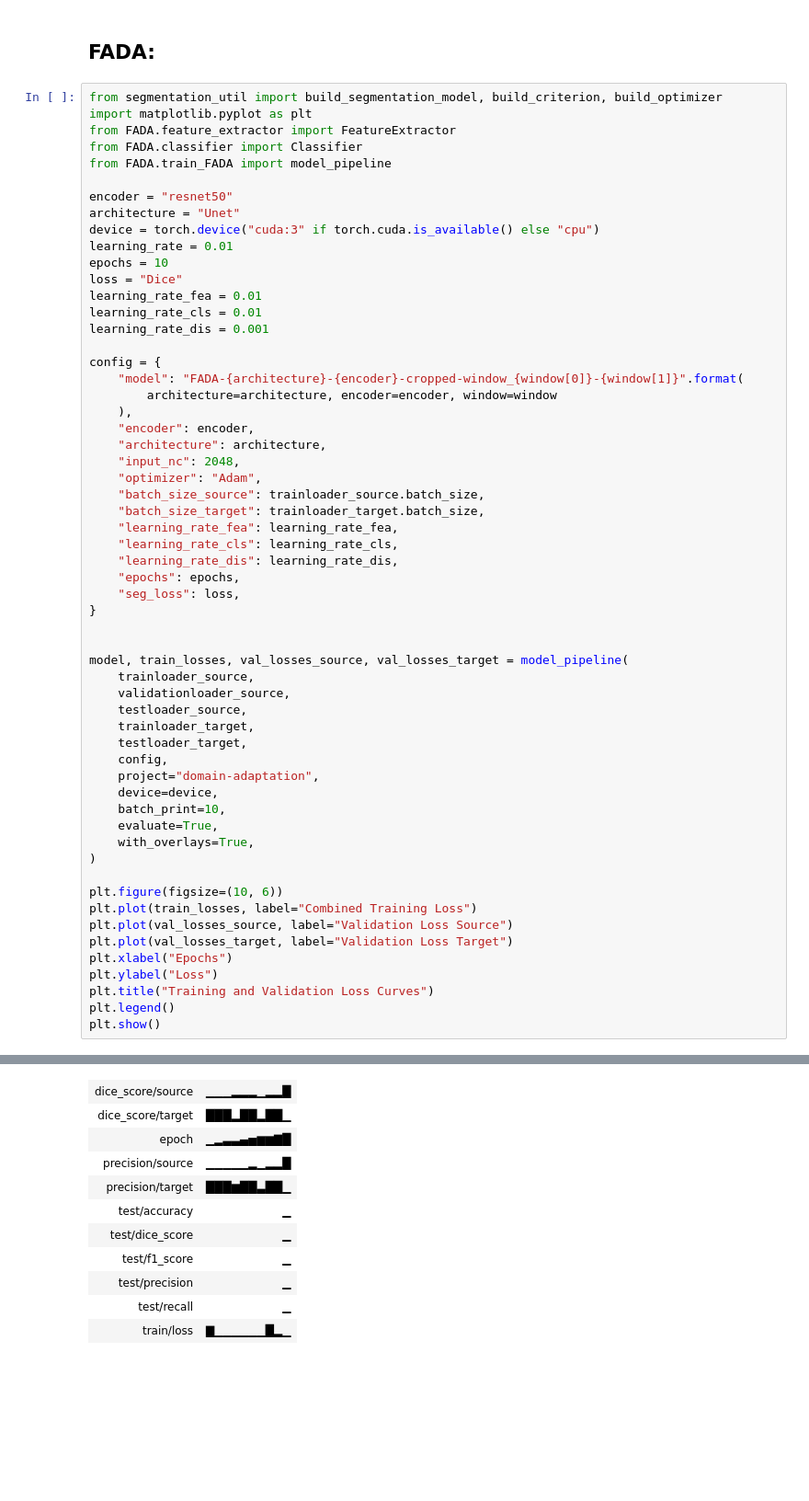
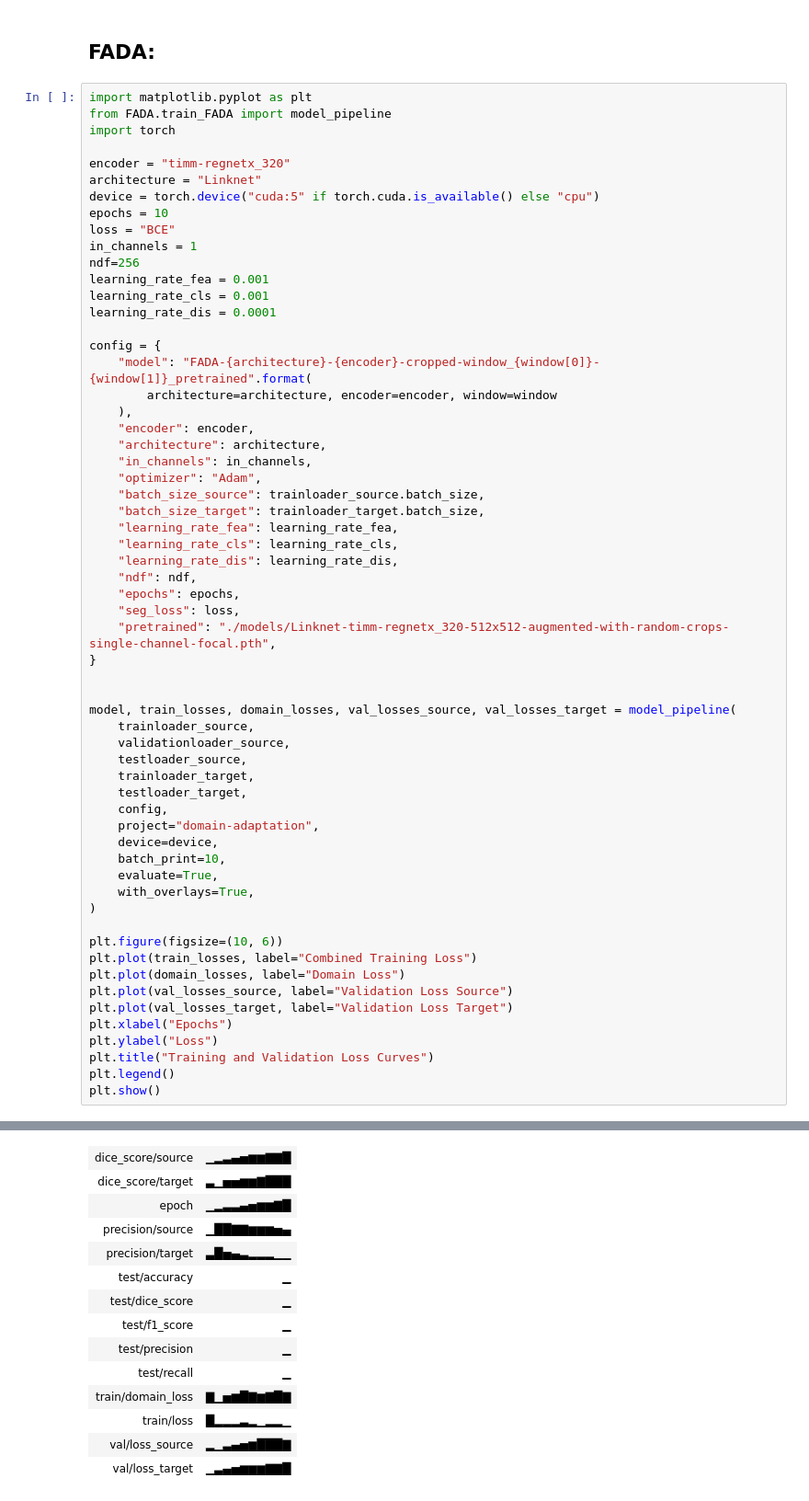
Before and after one commit to TimMachTUM/hsi-brain-segmentation, a Jupyter notebook: domain-adaptation.ipynb, the cells around one changed output, grey strips where cells are left out. Shown at 92% size. Saved outputs shown, nothing was run; the diff lists cells and outputs as text; blank space fills up the shorter version.

```diff
--- a/domain-adaptation.ipynb
+++ b/domain-adaptation.ipynb
@@ -208,41 +208,42 @@ Run summary:
 # %% [markdown]
 ## FADA:
 # %%
-from segmentation_util import build_segmentation_model, build_criterion, build_optimizer
 import matplotlib.pyplot as plt
-from FADA.feature_extractor import FeatureExtractor
-from FADA.classifier import Classifier
 from FADA.train_FADA import model_pipeline
+import torch
 
-encoder = "resnet50"
-architecture = "Unet"
-device = torch.device("cuda:3" if torch.cuda.is_available() else "cpu")
-learning_rate = 0.01
+encoder = "timm-regnetx_320"
+architecture = "Linknet"
+device = torch.device("cuda:5" if torch.cuda.is_available() else "cpu")
 epochs = 10
-loss = "Dice"
-learning_rate_fea = 0.01
-learning_rate_cls = 0.01
-learning_rate_dis = 0.001
+loss = "BCE"
+in_channels = 1
+ndf=256
+learning_rate_fea = 0.001
+learning_rate_cls = 0.001
+learning_rate_dis = 0.0001
 
 config = {
-    "model": "FADA-{architecture}-{encoder}-cropped-window_{window[0]}-{window[1]}".format(
+    "model": "FADA-{architecture}-{encoder}-cropped-window_{window[0]}-{window[1]}_pretrained".format(
         architecture=architecture, encoder=encoder, window=window
     ),
     "encoder": encoder,
     "architecture": architecture,
-    "input_nc": 2048,
+    "in_channels": in_channels,
     "optimizer": "Adam",
     "batch_size_source": trainloader_source.batch_size,
     "batch_size_target": trainloader_target.batch_size,
     "learning_rate_fea": learning_rate_fea,
     "learning_rate_cls": learning_rate_cls,
     "learning_rate_dis": learning_rate_dis,
+    "ndf": ndf,
     "epochs": epochs,
     "seg_loss": loss,
+    "pretrained": "./models/Linknet-timm-regnetx_320-512x512-augmented-with-random-crops-single-channel-focal.pth",
 }
 
 
-model, train_losses, val_losses_source, val_losses_target = model_pipeline(
+model, train_losses, domain_losses, val_losses_source, val_losses_target = model_pipeline(
     trainloader_source,
     validationloader_source,
     testloader_source,
@@ -258,6 +259,7 @@ model, train_losses, val_losses_source, val_losses_target = model_pipeline(
 
 plt.figure(figsize=(10, 6))
 plt.plot(train_losses, label="Combined Training Loss")
+plt.plot(domain_losses, label="Domain Loss")
 plt.plot(val_losses_source, label="Validation Loss Source")
 plt.plot(val_losses_target, label="Validation Loss Target")
 plt.xlabel("Epochs")
@@ -295,11 +303,14 @@ Run history:
-| dice_score/source | ▁▁▁▂▂▂▁▂▂█ |
-| dice_score/target | ███▂██▂██▁ |
+| dice_score/source | ▁▂▃▄▅▆▆▇▇█ |
+| dice_score/target | ▃▁▅▅▆▆▇███ |
 | epoch | ▁▂▃▃▄▅▆▆▇█ |
-| precision/source | ▁▁▁▁▁▂▁▂▂█ |
-| precision/target | ███▆██▃██▁ |
+| precision/source | ▁██▇▇▆▆▆▅▄ |
+| precision/target | ▃█▅▄▃▂▂▂▁▁ |
 | test/accuracy | ▁ |
 | test/dice_score | ▁ |
 | test/f1_score | ▁ |
 | test/precision | ▁ |
 | test/recall | ▁ |
-| train/loss | ▇▁▁▁▁▁▁█▂▁ |
+| train/domain_loss | ▇▁▅▆█▇▆▇█▇ |
+| train/loss | █▂▂▂▃▂▁▂▂▁ |
+| val/loss_source | ▂▁▃▄▅▆███▇ |
+| val/loss_target | ▁▃▄▅▆▆▆▇▇█ |
```
Also changed, not shown: parts of 3 cells of this notebook, 2 other files.
